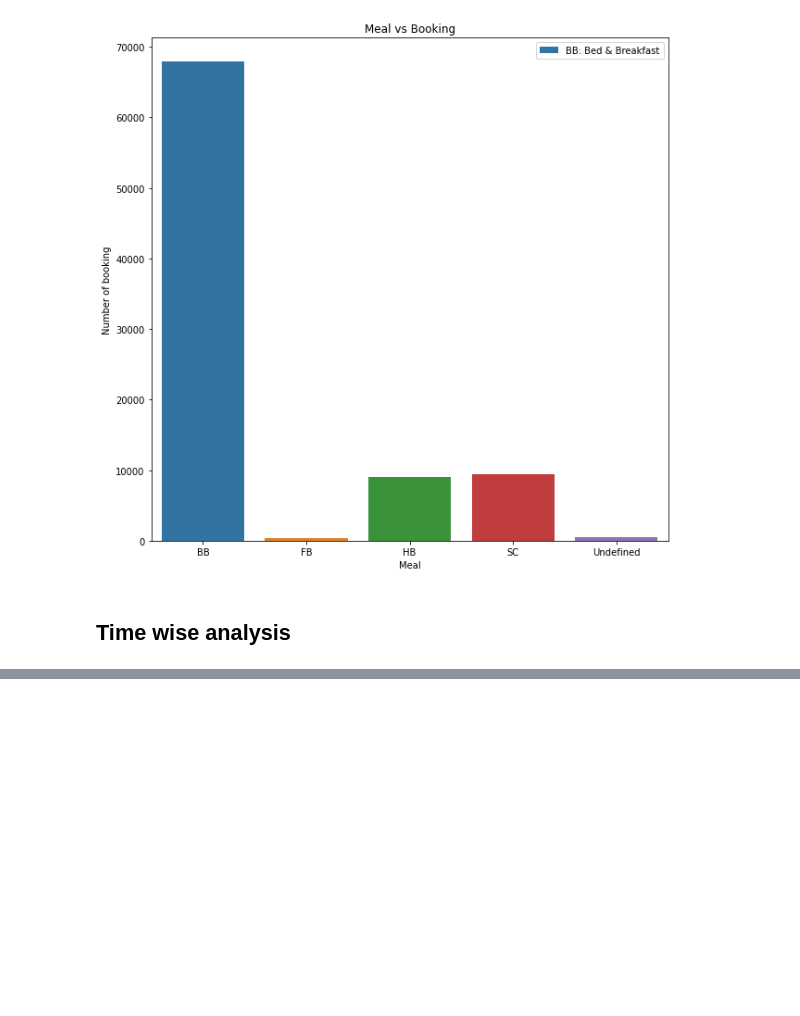
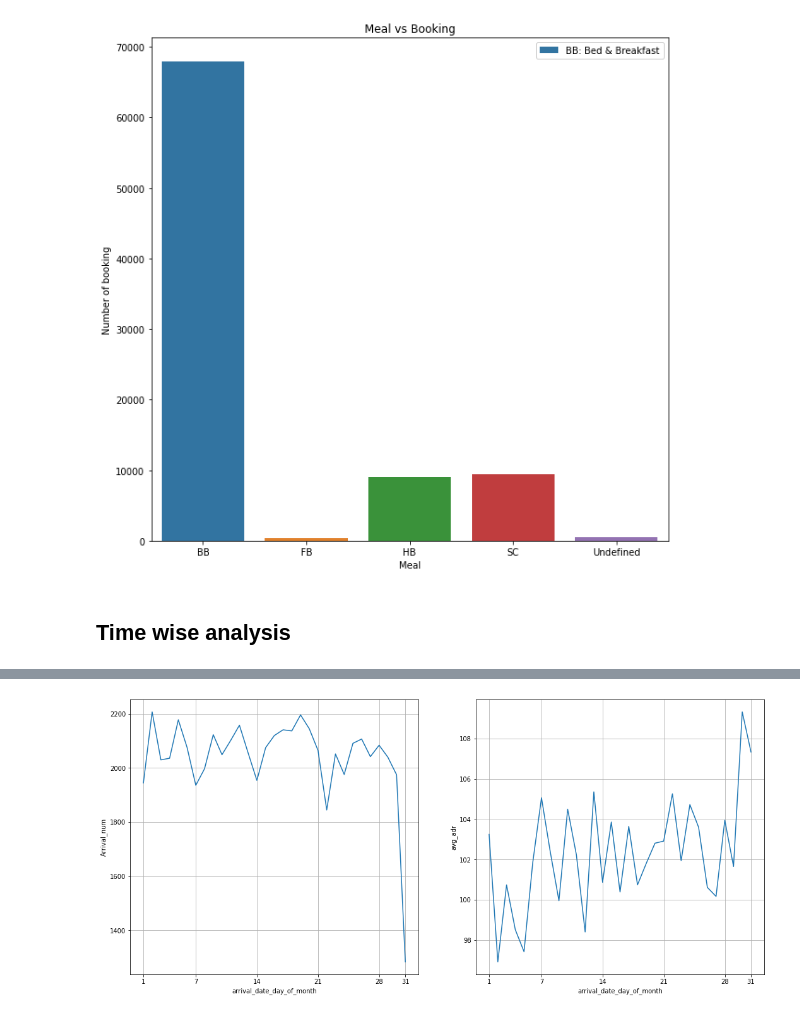
Before and after one commit to Naman2827/hotel-booking-analysis, a Jupyter notebook: Hotel_Booking_Analysis_Capstone_Project.ipynb, the cells around one changed output, grey strips where cells are left out. Cells and saved outputs as stored; diff of their text form; code cells hidden in the pictures; blank space fills up the shorter version.

```diff
--- a/Hotel_Booking_Analysis_Capstone_Project.ipynb
+++ b/Hotel_Booking_Analysis_Capstone_Project.ipynb
@@ -639,0 +395,21 @@ KeyboardInterrupt: ignored
+# %%
+not_canceled = df1[df1['is_canceled'] == 0]
+d6 = pd.DataFrame(not_canceled.groupby('arrival_date_day_of_month').size()).rename(columns = {0:'Arrival_num'})
+d6['avg_adr'] = not_canceled.groupby('arrival_date_day_of_month')['adr'].agg(np.mean)
+fig, axes = plt.subplots(1, 2, figsize=(18, 8))
+
+# Plotting arrival num for each day of month
+g = sns.lineplot(ax = axes[0],x = d6.index, y = d6['Arrival_num'])
+g.grid()
+g.set_xticks([1,7,14,21,28,31])
+g.set_xticklabels([1,7,14,21,28,31])
+
+# Plotting avg adr for each day of month
+h = sns.lineplot(ax = axes[1],x = d6.index, y = d6['avg_adr'])
+h.grid()
+h.set_xticks([1,7,14,21,28,31])
+h.set_xticklabels([1,7,14,21,28,31])
+
+plt.show()
+# %% [output]
+[figure, added]
```
Also changed, not shown: parts of 43 cells of this notebook.
